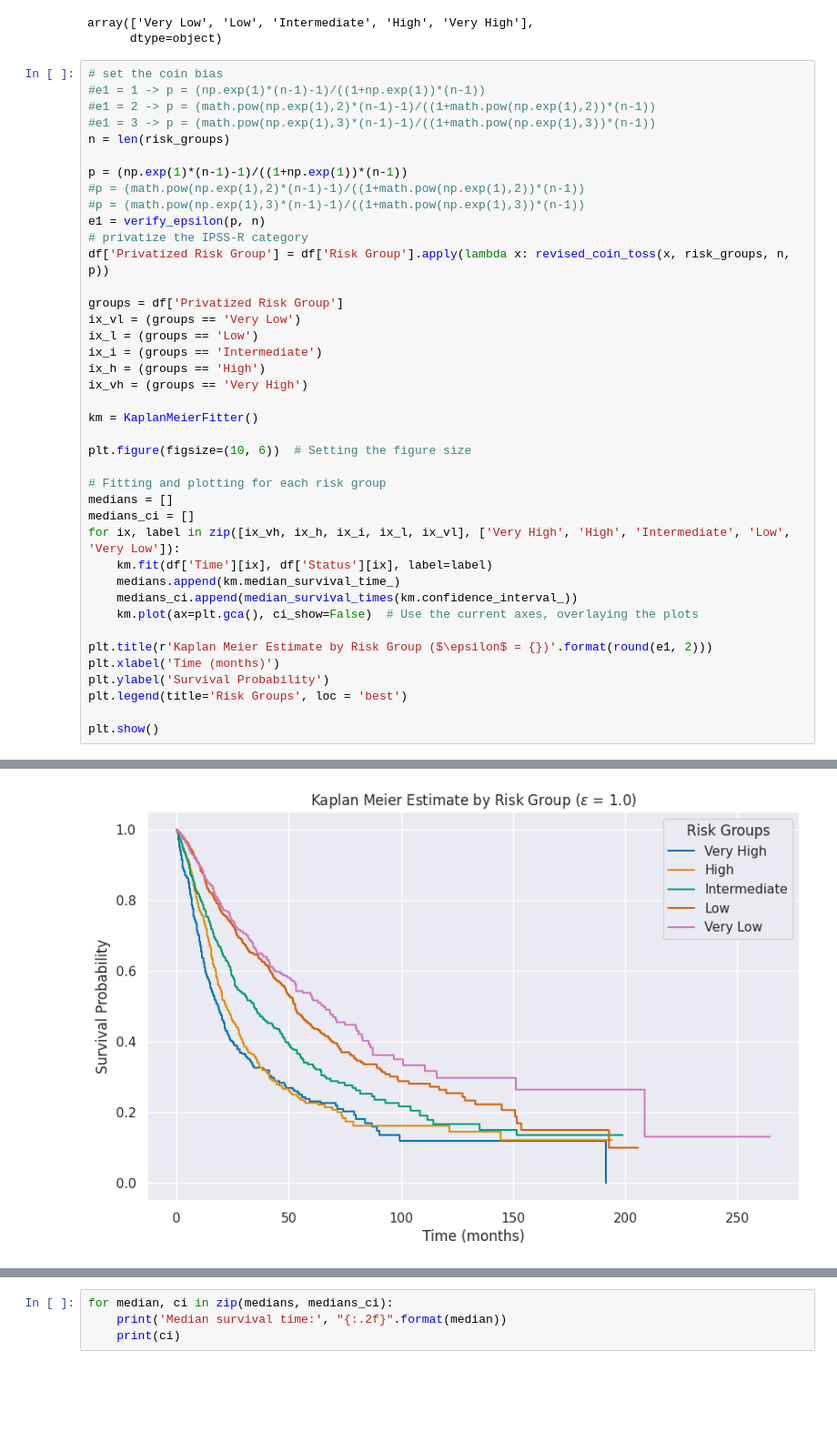
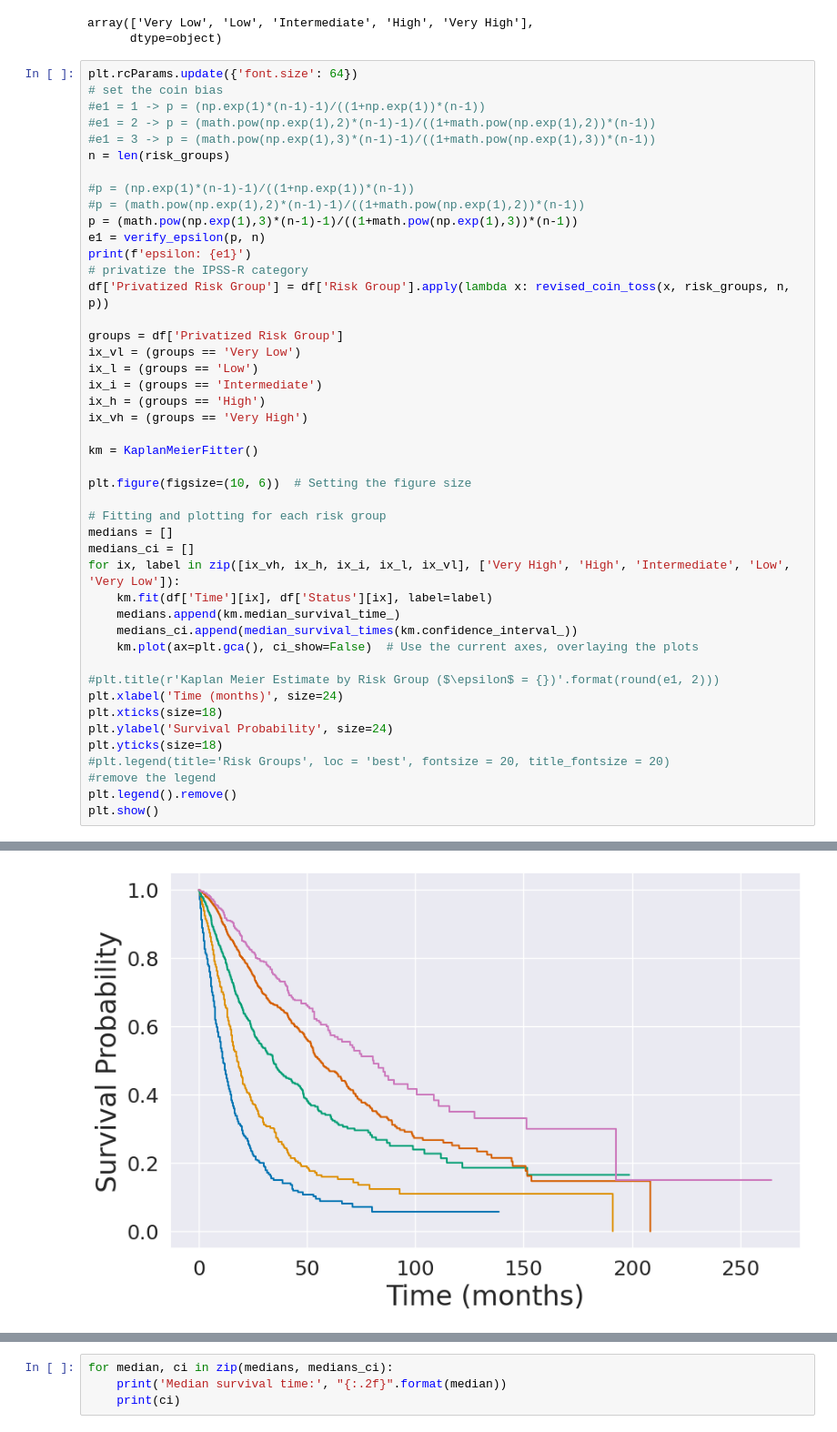
Before and after one commit to Kekkodf/DP-SurvAnalysis, a Jupyter notebook: src/dp_notebook.ipynb, the cells around one changed output, grey strips where cells are left out. Shown at 91% size. Saved outputs shown, nothing was run; the diff lists cells and outputs as text; blank space fills up the shorter version.

```diff
--- a/src/dp_notebook.ipynb
+++ b/src/dp_notebook.ipynb
@@ -210,16 +247,18 @@ risk_groups
 array(['Very Low', 'Low', 'Intermediate', 'High', 'Very High'],
       dtype=object)
 # %%
+plt.rcParams.update({'font.size': 64})
 # set the coin bias
 #e1 = 1 -> p = (np.exp(1)*(n-1)-1)/((1+np.exp(1))*(n-1))
 #e1 = 2 -> p = (math.pow(np.exp(1),2)*(n-1)-1)/((1+math.pow(np.exp(1),2))*(n-1))
 #e1 = 3 -> p = (math.pow(np.exp(1),3)*(n-1)-1)/((1+math.pow(np.exp(1),3))*(n-1))
 n = len(risk_groups)
 
-p = (np.exp(1)*(n-1)-1)/((1+np.exp(1))*(n-1))
+#p = (np.exp(1)*(n-1)-1)/((1+np.exp(1))*(n-1))
 #p = (math.pow(np.exp(1),2)*(n-1)-1)/((1+math.pow(np.exp(1),2))*(n-1))
-#p = (math.pow(np.exp(1),3)*(n-1)-1)/((1+math.pow(np.exp(1),3))*(n-1))
+p = (math.pow(np.exp(1),3)*(n-1)-1)/((1+math.pow(np.exp(1),3))*(n-1))
 e1 = verify_epsilon(p, n)
+print(f'epsilon: {e1}')
 # privatize the IPSS-R category
 df['Privatized Risk Group'] = df['Risk Group'].apply(lambda x: revised_coin_toss(x, risk_groups, n, p))
 
@@ -243,10 +282,13 @@ for ix, label in zip([ix_vh, ix_h, ix_i, ix_l, ix_vl], ['Very High', 'High', 'In
     medians_ci.append(median_survival_times(km.confidence_interval_))
     km.plot(ax=plt.gca(), ci_show=False)  # Use the current axes, overlaying the plots
 
-plt.title(r'Kaplan Meier Estimate by Risk Group ($\epsilon$ = {})'.format(round(e1, 2)))
-plt.xlabel('Time (months)')
-plt.ylabel('Survival Probability')
-plt.legend(title='Risk Groups', loc = 'best')
-
+#plt.title(r'Kaplan Meier Estimate by Risk Group ($\epsilon$ = {})'.format(round(e1, 2)))
+plt.xlabel('Time (months)', size=24)
+plt.xticks(size=18)
+plt.ylabel('Survival Probability', size=24)
+plt.yticks(size=18)
+#plt.legend(title='Risk Groups', loc = 'best', fontsize = 20, title_fontsize = 20)
+#remove the legend
+plt.legend().remove()
 plt.show()
 # %% [output]
@@ -253 +296 @@ plt.show()
-[figure, old version]
+[figure, new version]
```
Also changed, not shown: parts of 8 cells of this notebook, 9 other files.
